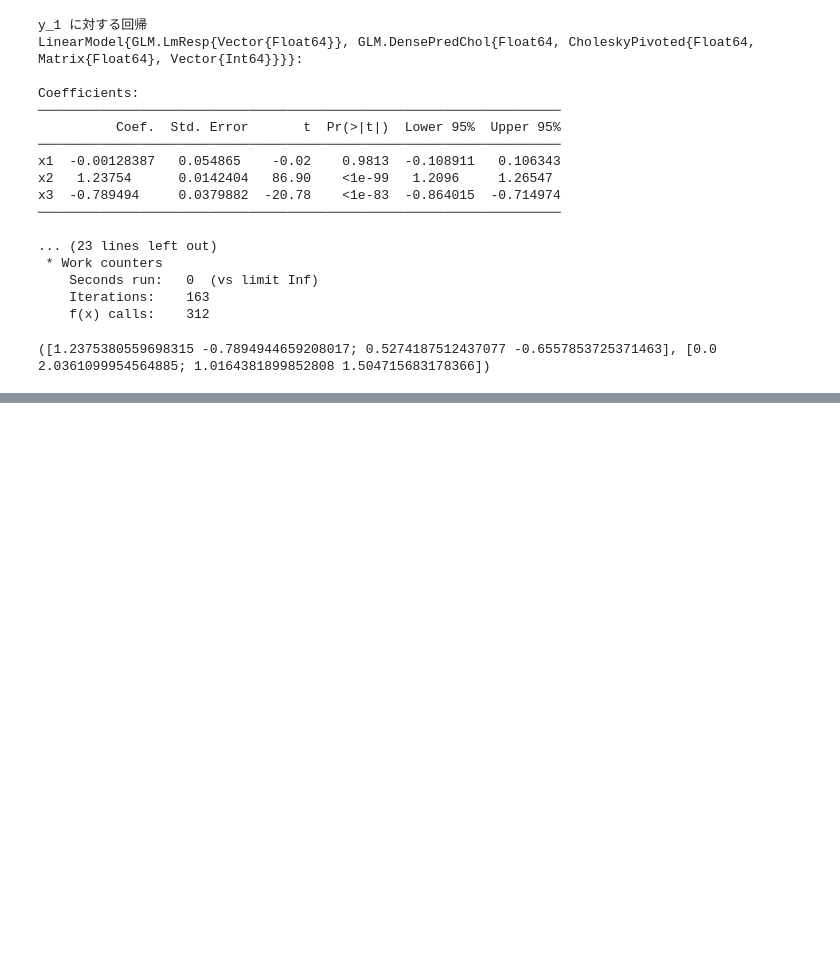
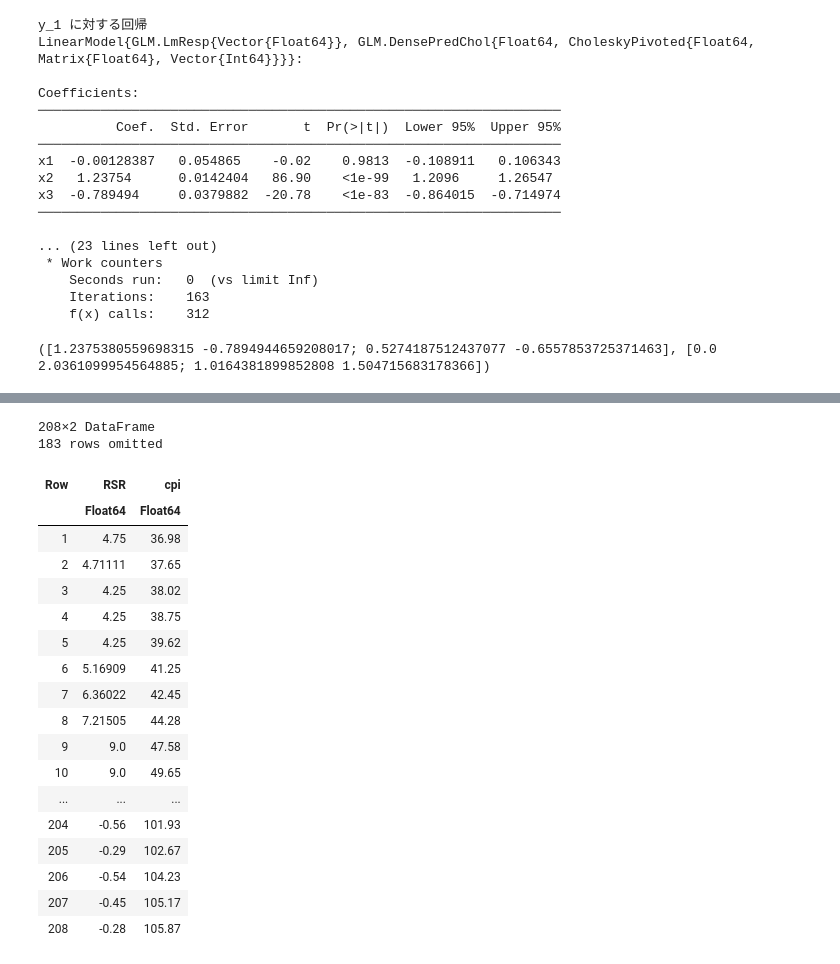
Before and after one commit to kanayama8810/econome_time_series_public, a Jupyter notebook: 2. time_series_VAR.ipynb, the cells around one changed output, grey strips where cells are left out. Cells and saved outputs as stored; diff of their text form; code cells hidden in the pictures; blank space fills up the shorter version.

```diff
--- a/2. time_series_VAR.ipynb
+++ b/2. time_series_VAR.ipynb
@@ -264,0 +298,23 @@ display(plot(Resp2[:,2], title = "e2's shock effect to y2's response", label = "
+# %%
+y = data[:,5:6]
+# %% [output]
+208×2 DataFrame
+183 rows omitted
+| Row | RSR | cpi |
+|  | Float64 | Float64 |
+| 1 | 4.75 | 36.98 |
+| 2 | 4.71111 | 37.65 |
+| 3 | 4.25 | 38.02 |
+| 4 | 4.25 | 38.75 |
+| 5 | 4.25 | 39.62 |
+| 6 | 5.16909 | 41.25 |
+| 7 | 6.36022 | 42.45 |
+| 8 | 7.21505 | 44.28 |
+| 9 | 9.0 | 47.58 |
+| 10 | 9.0 | 49.65 |
+| ... | ... | ... |
+| 204 | -0.56 | 101.93 |
+| 205 | -0.29 | 102.67 |
+| 206 | -0.54 | 104.23 |
+| 207 | -0.45 | 105.17 |
+| 208 | -0.28 | 105.87 |
```
Also changed, not shown: parts of 14 cells of this notebook, 1 other file.
